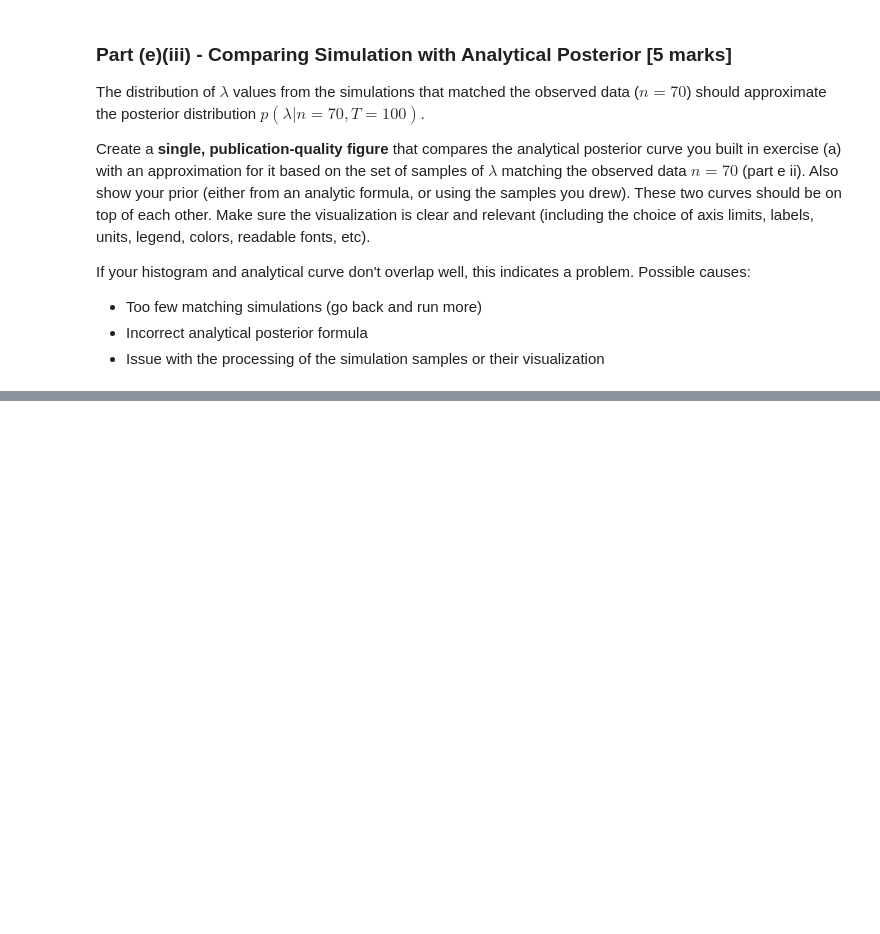
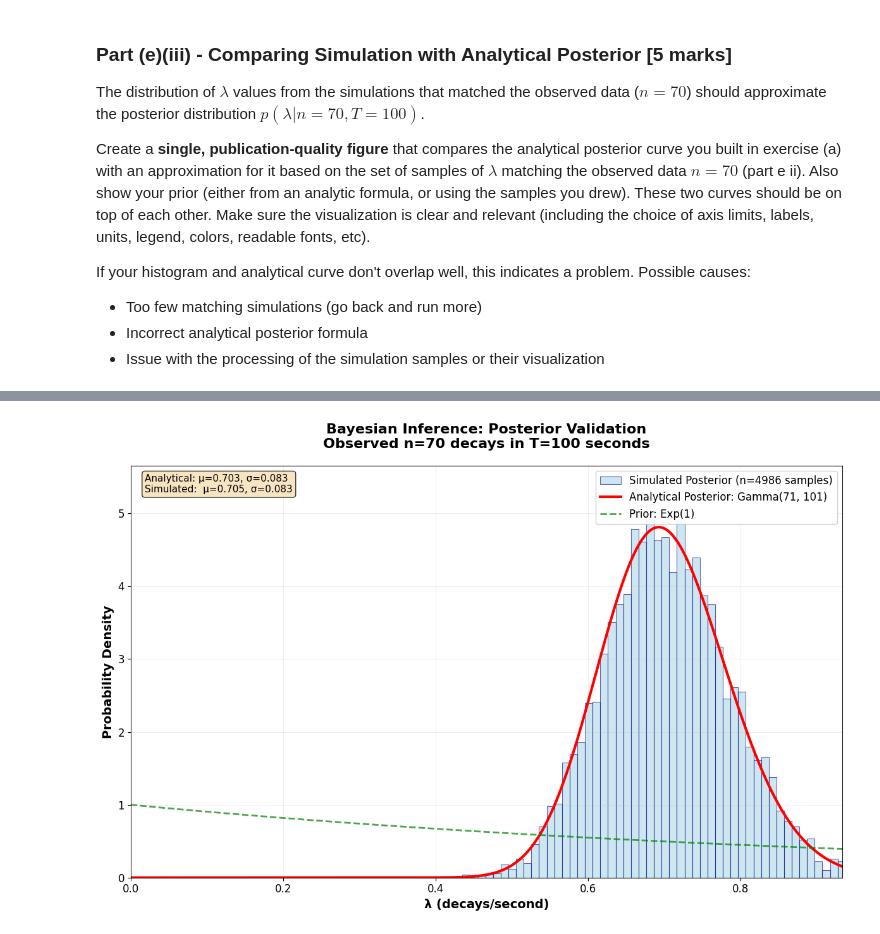
Before and after one commit to IlKoKaIl/Imperial-work, a Jupyter notebook: Statistical Methods/Assignments/A3/problem_sheet_3.ipynb, the cells around one changed output, grey strips where cells are left out. Drawn from its saved outputs; the diff is of its cells as text; code cells hidden in the pictures; blank space fills up the shorter version.

```diff
--- a/Statistical Methods/Assignments/A3/problem_sheet_3.ipynb
+++ b/Statistical Methods/Assignments/A3/problem_sheet_3.ipynb
@@ -148,0 +397,83 @@ If your histogram and analytical curve don't overlap well, this indicates a prob
+# %%
+# Part (e)(iii)
+# Observed data
+observed_n = 70
+T = 100
+
+# Calculate analytical posterior parameters
+# From part (a): Posterior ~ Gamma(n+1, T+1)
+alpha_posterior = observed_n + 1  # 71
+beta_posterior = T + 1            # 101
+
+# Calculate analytical values for comparison
+analytical_mean = alpha_posterior / beta_posterior
+analytical_std = np.sqrt(alpha_posterior) / beta_posterior
+
+print(f"Analytical posterior: Gamma({alpha_posterior}, {beta_posterior})")
+print(f"Analytical mean: {analytical_mean:.3f}")
+print(f"Analytical std: {analytical_std:.3f}")
+print(f"Simulated mean: {posterior_samples.mean():.3f}")
+print(f"Simulated std: {posterior_samples.std():.3f}")
+
+# Create figure
+plt.figure(figsize=(12, 8))
+
+# Define lambda range for plotting
+lambda_max = np.percentile(posterior_samples, 99.5)  # Cut off outliers
+lambda_range = np.linspace(0, lambda_max, 1000)
+
+# Simulated posterior (histogram of lambda values where n=70)
+plt.hist(posterior_samples, bins=60, density=True, alpha=0.6,
+         color='lightblue', edgecolor='darkblue', linewidth=0.8,
+         label=f'Simulated Posterior (n={len(posterior_samples)} samples)')
+
+# Analytical posterior
+posterior_analytical = stats.gamma.pdf(lambda_range, alpha_posterior, scale=1/beta_posterior)
+plt.plot(lambda_range, posterior_analytical, 'r-', linewidth=3,
+         label=f'Analytical Posterior: Gamma({alpha_posterior}, {beta_posterior})')
+
+# Prior for reference
+prior_analytical = stats.expon.pdf(lambda_range, scale=1)
+plt.plot(lambda_range, prior_analytical, 'g--', linewidth=2, alpha=0.7,
+         label='Prior: Exp(1)')
+
+# Formatting to make quality better
+plt.xlabel('λ (decays/second)', fontsize=14, fontweight='bold')
+plt.ylabel('Probability Density', fontsize=14, fontweight='bold')
+plt.title('Bayesian Inference: Posterior Validation\nObserved n=70 decays in T=100 seconds',
+          fontsize=16, fontweight='bold', pad=20)
+
+# Legend and grid
+plt.legend(fontsize=12, loc='upper right', framealpha=0.9)
+plt.grid(True, alpha=0.3, linestyle='-', linewidth=0.5)
+
+# Set axis limits
+plt.xlim(0, lambda_max)
+plt.ylim(0, plt.ylim()[1] * 1.05)
+
+# Add text box with key statistics
+textstr = f'Analytical: μ={analytical_mean:.3f}, σ={analytical_std:.3f}\n'
+textstr += f'Simulated:  μ={posterior_samples.mean():.3f}, σ={posterior_samples.std():.3f}'
+props = dict(boxstyle='round', facecolor='wheat', alpha=0.8)
+plt.text(0.02, 0.98, textstr, transform=plt.gca().transAxes, fontsize=11,
+         verticalalignment='top', bbox=props)
+
+# Improve tick labels
+plt.xticks(fontsize=12)
+plt.yticks(fontsize=12)
+
+# Tight layout for better appearance
+plt.tight_layout()
+plt.show()
+
+# Quantitative comparison
+print(f"\n{'='*60}")
+print("QUANTITATIVE COMPARISON:")
+print(f"{'='*60}")
+print(f"{'Metric':<20} {'Analytical':<12} {'Simulated':<12} {'Error':<12}")
+print("-" * 60)
+mean_error = abs(posterior_samples.mean() - analytical_mean)
+std_error = abs(posterior_samples.std() - analytical_std)
+print(f"{'Mean':<20} {analytical_mean:<12.4f} {posterior_samples.mean():<12.4f} {mean_error:<12.4f}")
+print(f"{'Std Dev':<20} {analytical_std:<12.4f} {posterior_samples.std():<12.4f} {std_error:<12.4f}")
+# %% [output]
@@ -148,0 +485 @@ If your histogram and analytical curve don't overlap well, this indicates a prob
+[figure, added]
```
Also changed, not shown: parts of 17 cells of this notebook, 2 other files.
